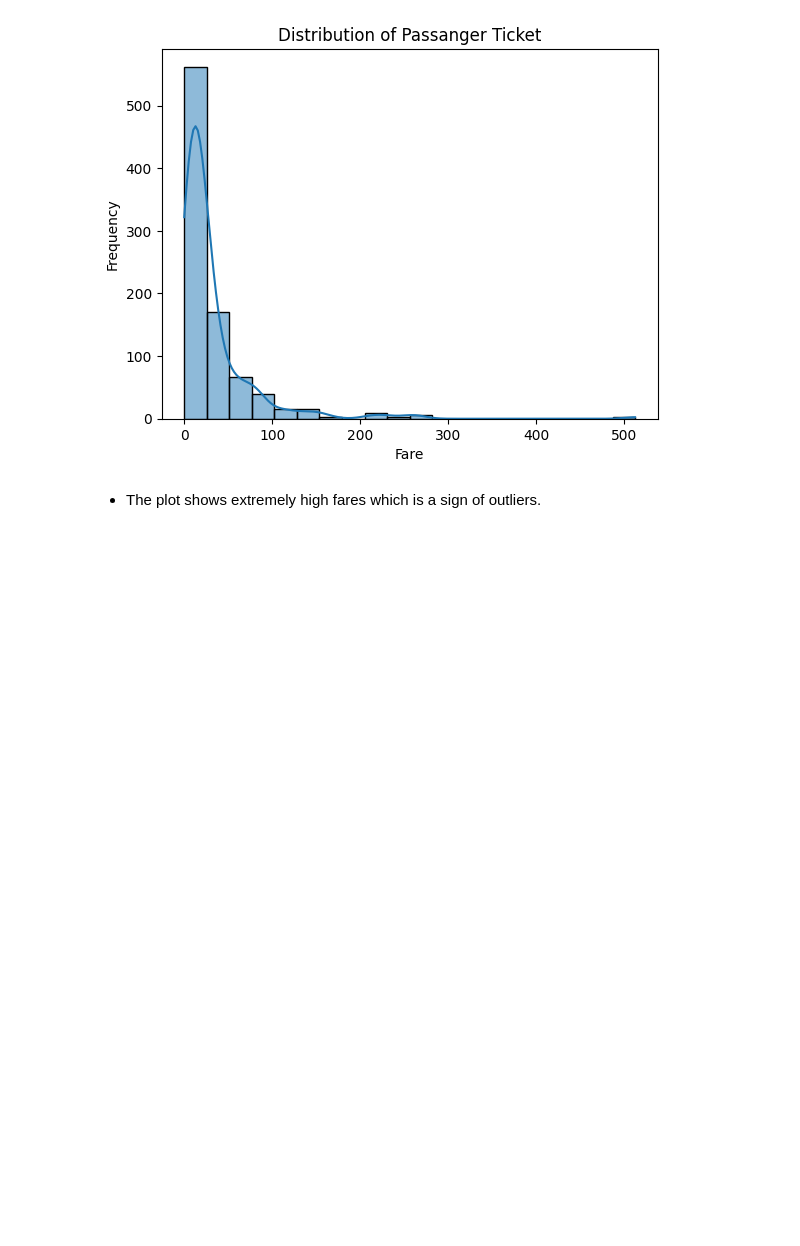
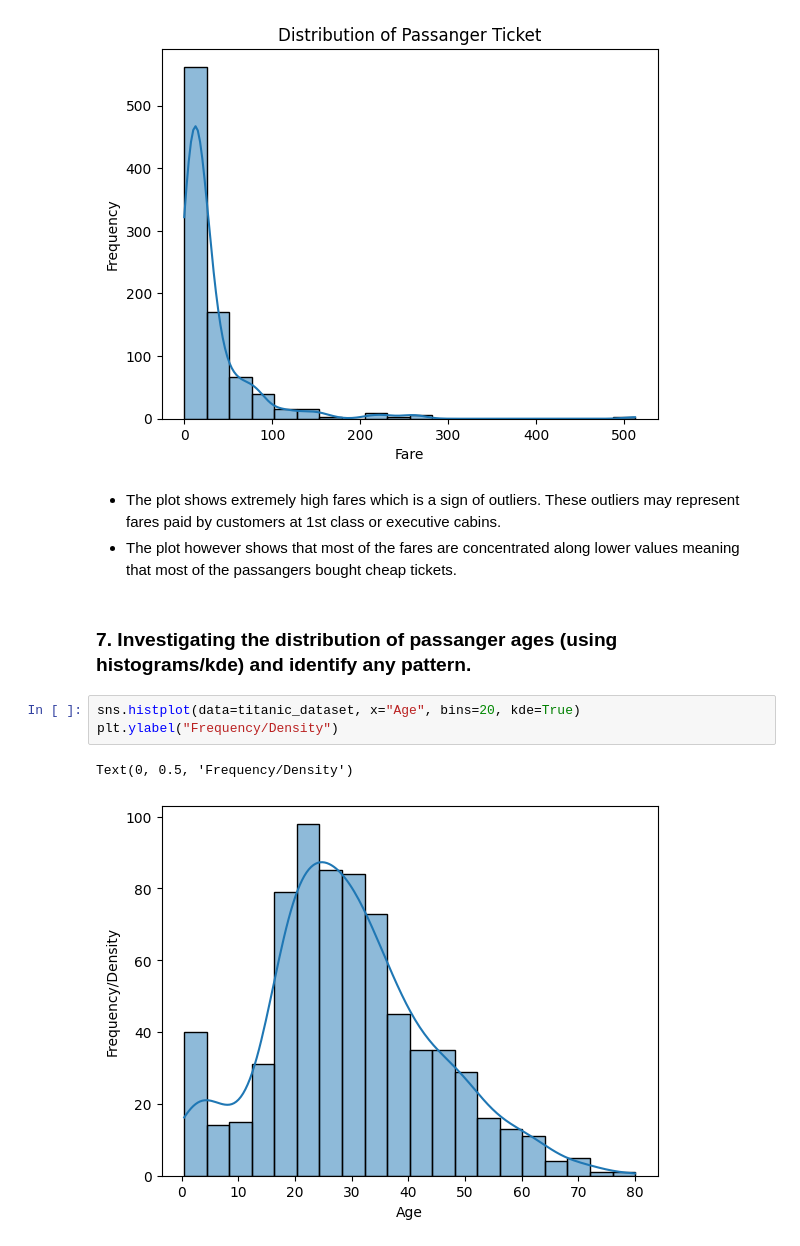
Before and after one commit to mut-rogers/titanicEDA, a Jupyter notebook: titanic.ipynb, the cells around one changed output. Cells and saved outputs as stored; diff of their text form; blank space fills up the shorter version.

```diff
--- a/titanic.ipynb
+++ b/titanic.ipynb
@@ -217,5 +217,14 @@ plt.title("Distribution of Passanger Ticket")
 # %% [output]
 Text(0.5, 1.0, 'Distribution of Passanger Ticket')
 [figure]
-# %% [markdown]
-- The plot shows extremely high fares which is a sign of outliers.
+# %% [markdown]
+- The plot shows extremely high fares which is a sign of outliers. These outliers may represent fares paid by customers at 1st class or executive cabins.
+- The plot however shows that most of the fares are concentrated along lower values meaning that most of the passangers bought cheap tickets.
+# %% [markdown]
+### 7. Investigating the distribution of passanger ages (using histograms/kde) and identify any pattern.
+# %%
+sns.histplot(data=titanic_dataset, x="Age", bins=20, kde=True)
+plt.ylabel("Frequency/Density")
+# %% [output]
+Text(0, 0.5, 'Frequency/Density')
+[figure, added]
```
